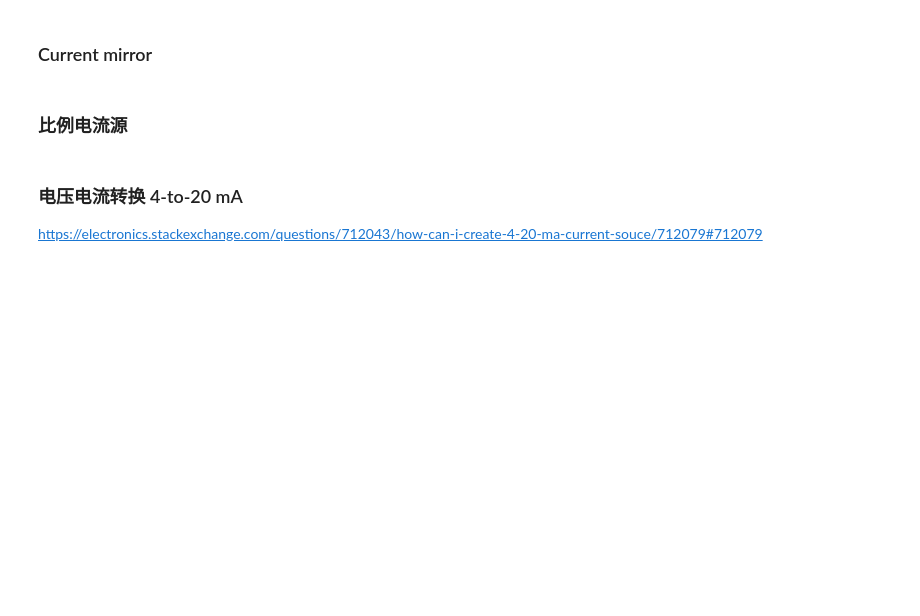
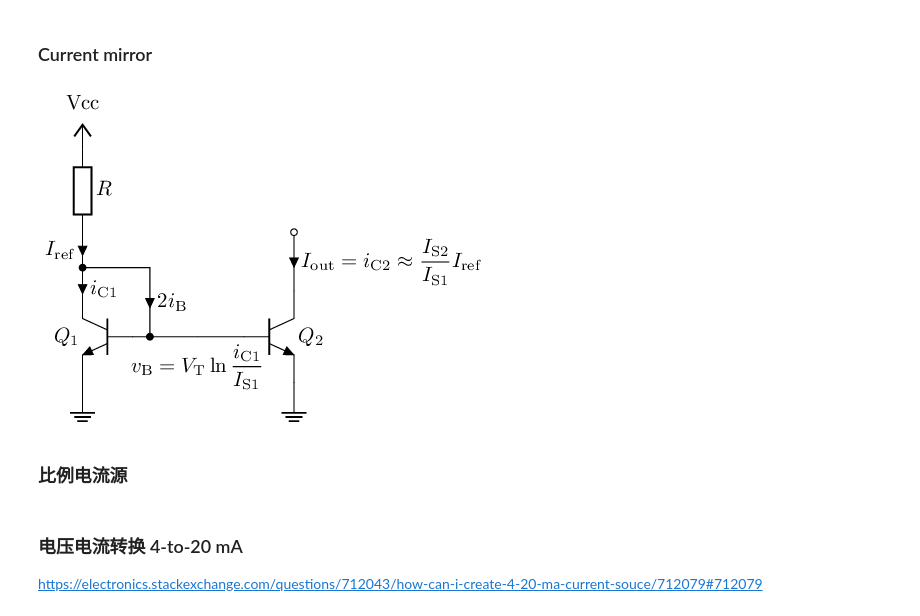
Before and after one commit to chenshuo/nuedc, a Jupyter notebook: docs/bjt-circuits.ipynb, the cells around one changed output. Saved outputs shown, nothing was run; the diff lists cells and outputs as text; code cells hidden in the pictures; blank space fills up the shorter version.

```diff
--- a/docs/bjt-circuits.ipynb
+++ b/docs/bjt-circuits.ipynb
@@ -563,5 +583,40 @@ Gounded load.
 # %% [markdown]
 ### Current mirror
+# %%
+%%tikz -ct -p amsmath
+
+\ctikzset{american currents, american voltages, european resistors}
+\ctikzset{diodes/fill=cyan!20, transistors/arrow pos=end, transistors/fill=cyan!20, amplifiers/fill=cyan!20}
+%\ctikzset{bipoles/length=1cm};
+\newcommand{\ui}[1]{\ensuremath{I_\mathrm{#1}}}
+\newcommand{\li}[1]{\ensuremath{i_\mathrm{#1}}}
+\newcommand{\uv}[1]{\ensuremath{V_\mathrm{#1}}}
+\newcommand{\lv}[1]{\ensuremath{v_\mathrm{#1}}}
+
+\draw (0, 0) node [npn, xscale=-1] (Q) {};
+\draw (Q) node [left=-2pt] {$Q_1$};
+\draw (Q.C) to [short, i_<=\li{C1}] ++(0, 0.1)
+  to [short, -*] ++(0, 0.3) coordinate (A);
+\draw (Q.B) to [short] ++(0.3, 0) coordinate (B);
+\draw (A) -- (A-|B) to [short, i={$2\li{B}$}] (B);
+\draw (Q.E) to [short, %i={$\li{E1}=\ui{S1}\exp\dfrac{\lv{B}}{\uv{T}}$},
+n=E] ++(0, -0.1)
+  node [ground] {} coordinate (K);
+%\draw (A)++(0.3, 0.3) node [right] {$\lv{B} = f(\ui{ref})$};
+
+\draw (A) to [short, i<=\ui{ref}] ++(0, 0.6)
+  to [R, l_=$R$,bipoles/length=1cm] ++(0, 1.4)
+  node [vcc] {Vcc};
+\draw (B) to [short, *-] ++(0.8, 0) coordinate (VO)
+  node [below] {$\lv{B}=\uv{T}\ln\dfrac{\li{C1}}{\ui{S1}}$};
+\draw (VO) to [short] ++(0.8, 0) coordinate (B);
+\draw (B) node [npn, anchor=B] (Q2) {$Q_2$};
+\draw (Q2.E) to [short, % i={$\li{E2}=\ui{S2}\exp\dfrac{\lv{B}}{\uv{T}}$},
+n=E] ++(0, -0.1)
+  node [ground] {} coordinate (K);
+\draw (Q2.C) to [short, -o, i_<={$\ui{out}=\li{C2}\approx\dfrac{\ui{S2}}{\ui{S1}}\ui{ref}$}] ++(0, 1);
+# %% [output]
+[figure, added]
 # %% [markdown]
 ### 比例电流源
 # %% [markdown]
```
Also changed, not shown: parts of 7 cells of this notebook.
